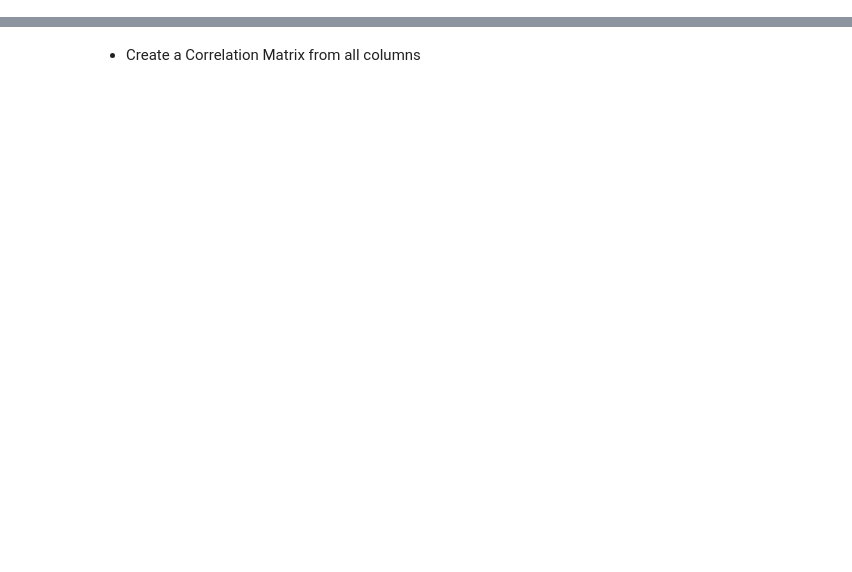
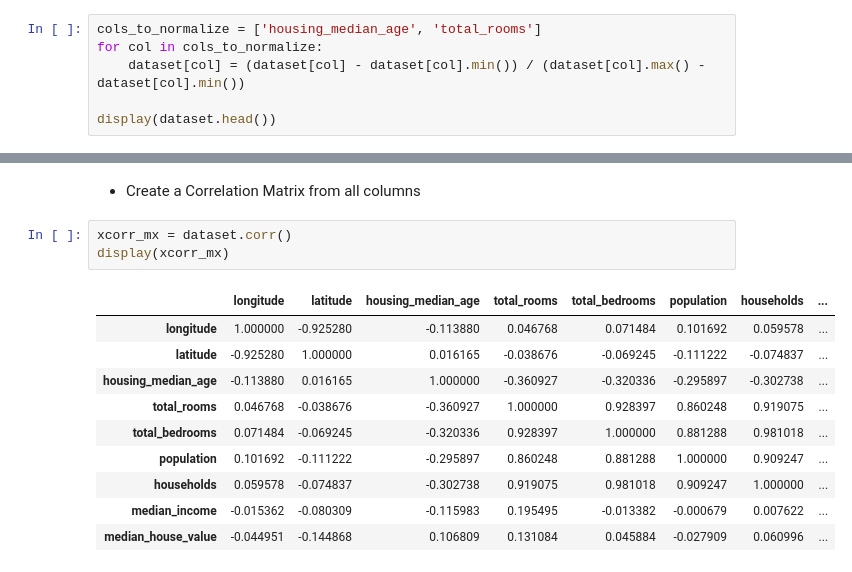
Before and after one commit to MGA215/MPA_MLF, a Jupyter notebook: Lab02_Python/Exercise_01.ipynb, the cells around one changed output, grey strips where cells are left out. Saved outputs shown, nothing was run; the diff lists cells and outputs as text; blank space fills up the shorter version.

```diff
--- a/Lab02_Python/Exercise_01.ipynb
+++ b/Lab02_Python/Exercise_01.ipynb
@@ -290,2 +404,8 @@ The purpose of this exercise is to learn basic operations of **pandas** library.
 # %% [markdown]
 - choose two arbitrary columns and normalize all values inside using *min-max normalization*:
+# %%
+cols_to_normalize = ['housing_median_age', 'total_rooms']
+for col in cols_to_normalize:
+    dataset[col] = (dataset[col] - dataset[col].min()) / (dataset[col].max() - dataset[col].min())
+
+display(dataset.head())
@@ -292,2 +419,16 @@ The purpose of this exercise is to learn basic operations of **pandas** library.
 # %% [markdown]
 - Create a Correlation Matrix from all columns
+# %%
+xcorr_mx = dataset.corr()
+display(xcorr_mx)
+# %% [output]
+|  | longitude | latitude | housing_median_age | total_rooms | total_bedrooms | population | households | ... |
+| longitude | 1.000000 | -0.925280 | -0.113880 | 0.046768 | 0.071484 | 0.101692 | 0.059578 | ... |
+| latitude | -0.925280 | 1.000000 | 0.016165 | -0.038676 | -0.069245 | -0.111222 | -0.074837 | ... |
+| housing_median_age | -0.113880 | 0.016165 | 1.000000 | -0.360927 | -0.320336 | -0.295897 | -0.302738 | ... |
+| total_rooms | 0.046768 | -0.038676 | -0.360927 | 1.000000 | 0.928397 | 0.860248 | 0.919075 | ... |
+| total_bedrooms | 0.071484 | -0.069245 | -0.320336 | 0.928397 | 1.000000 | 0.881288 | 0.981018 | ... |
+| population | 0.101692 | -0.111222 | -0.295897 | 0.860248 | 0.881288 | 1.000000 | 0.909247 | ... |
+| households | 0.059578 | -0.074837 | -0.302738 | 0.919075 | 0.981018 | 0.909247 | 1.000000 | ... |
+| median_income | -0.015362 | -0.080309 | -0.115983 | 0.195495 | -0.013382 | -0.000679 | 0.007622 | ... |
+| median_house_value | -0.044951 | -0.144868 | 0.106809 | 0.131084 | 0.045884 | -0.027909 | 0.060996 | ... |
```
Also changed, not shown: parts of 18 cells of this notebook.
